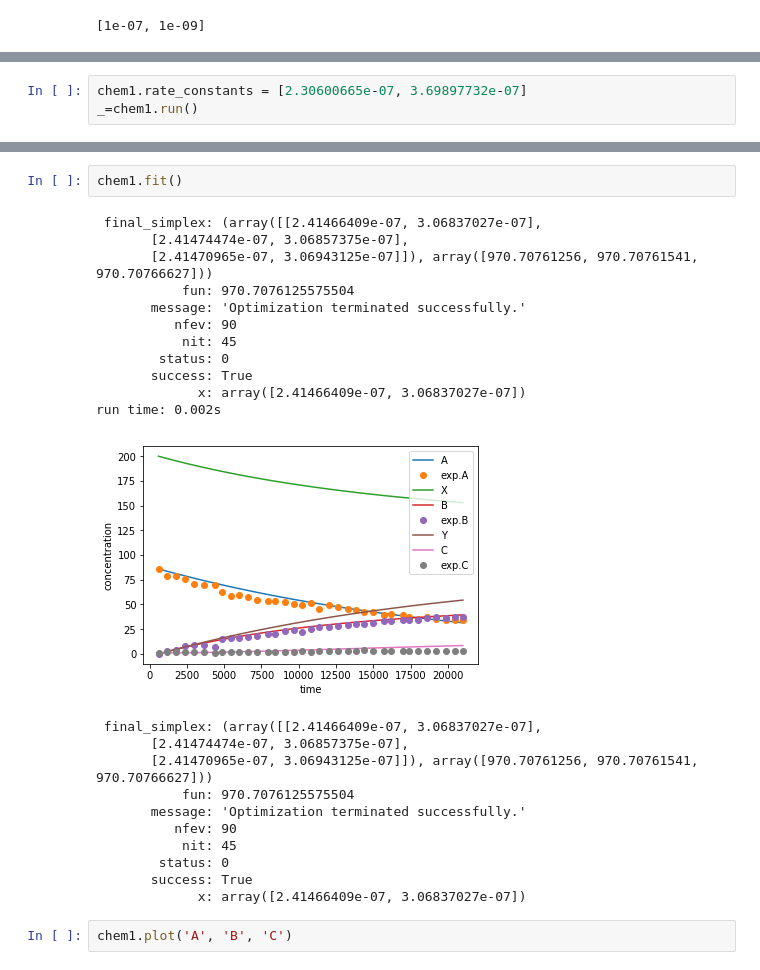
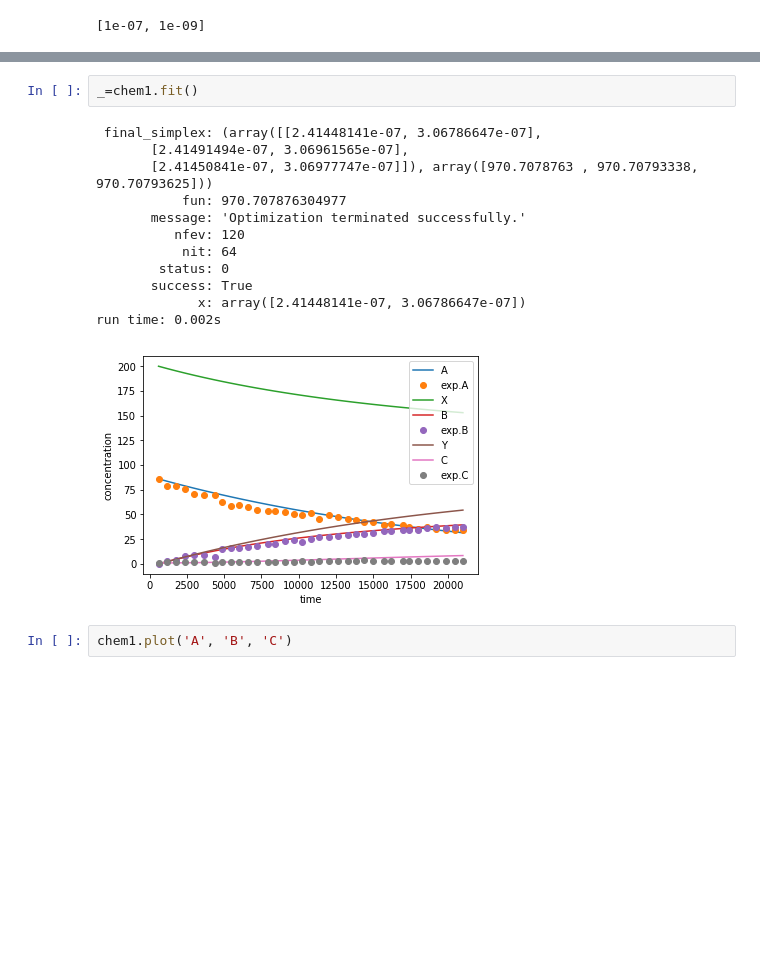
Before and after one commit to dorox/react, a Jupyter notebook: Data_Fitting_Widgets.ipynb, the cells around one changed output, grey strips where cells are left out. Saved outputs shown, nothing was run; the diff lists cells and outputs as text; blank space fills up the shorter version.

```diff
--- a/Data_Fitting_Widgets.ipynb
+++ b/Data_Fitting_Widgets.ipynb
@@ -35,3 +34,0 @@ chem1.plot('A', 'B', 'C')
-# %%
-chem1.rate_constants = [2.30600665e-07, 3.69897732e-07]
-_=chem1.run()
@@ -41,28 +35,18 @@ run time: 0.004s
-# %%
-chem1.fit()
-# %% [output]
- final_simplex: (array([[2.41466409e-07, 3.06837027e-07],
-       [2.41474474e-07, 3.06857375e-07],
-       [2.41470965e-07, 3.06943125e-07]]), array([970.70761256, 970.70761541, 970.70766627]))
-           fun: 970.7076125575504
-       message: 'Optimization terminated successfully.'
-          nfev: 90
-           nit: 45
-        status: 0
-       success: True
-             x: array([2.41466409e-07, 3.06837027e-07])
-run time: 0.002s
-[figure, removed]
- final_simplex: (array([[2.41466409e-07, 3.06837027e-07],
-       [2.41474474e-07, 3.06857375e-07],
-       [2.41470965e-07, 3.06943125e-07]]), array([970.70761256, 970.70761541, 970.70766627]))
-           fun: 970.7076125575504
-       message: 'Optimization terminated successfully.'
-          nfev: 90
-           nit: 45
-        status: 0
-       success: True
-             x: array([2.41466409e-07, 3.06837027e-07])
+# %%
+_=chem1.fit()
+# %% [output]
+ final_simplex: (array([[2.41448141e-07, 3.06786647e-07],
+       [2.41491494e-07, 3.06961565e-07],
+       [2.41450841e-07, 3.06977747e-07]]), array([970.7078763 , 970.70793338, 970.70793625]))
+           fun: 970.707876304977
+       message: 'Optimization terminated successfully.'
+          nfev: 120
+           nit: 64
+        status: 0
+       success: True
+             x: array([2.41448141e-07, 3.06786647e-07])
+run time: 0.002s
+[figure, added]
 # %%
 chem1.plot('A', 'B', 'C')
 # %% [output]
```
Also changed, not shown: parts of 4 cells of this notebook, 6 other files.
